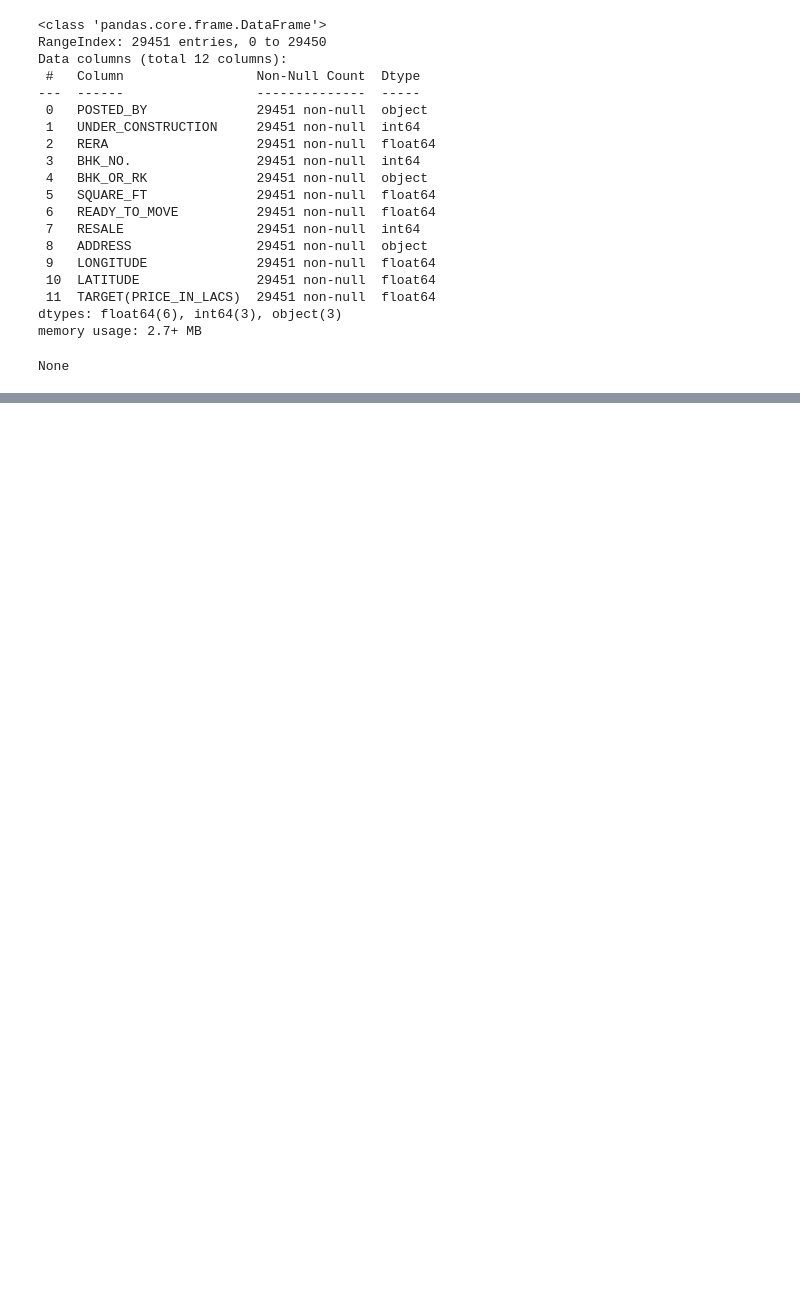
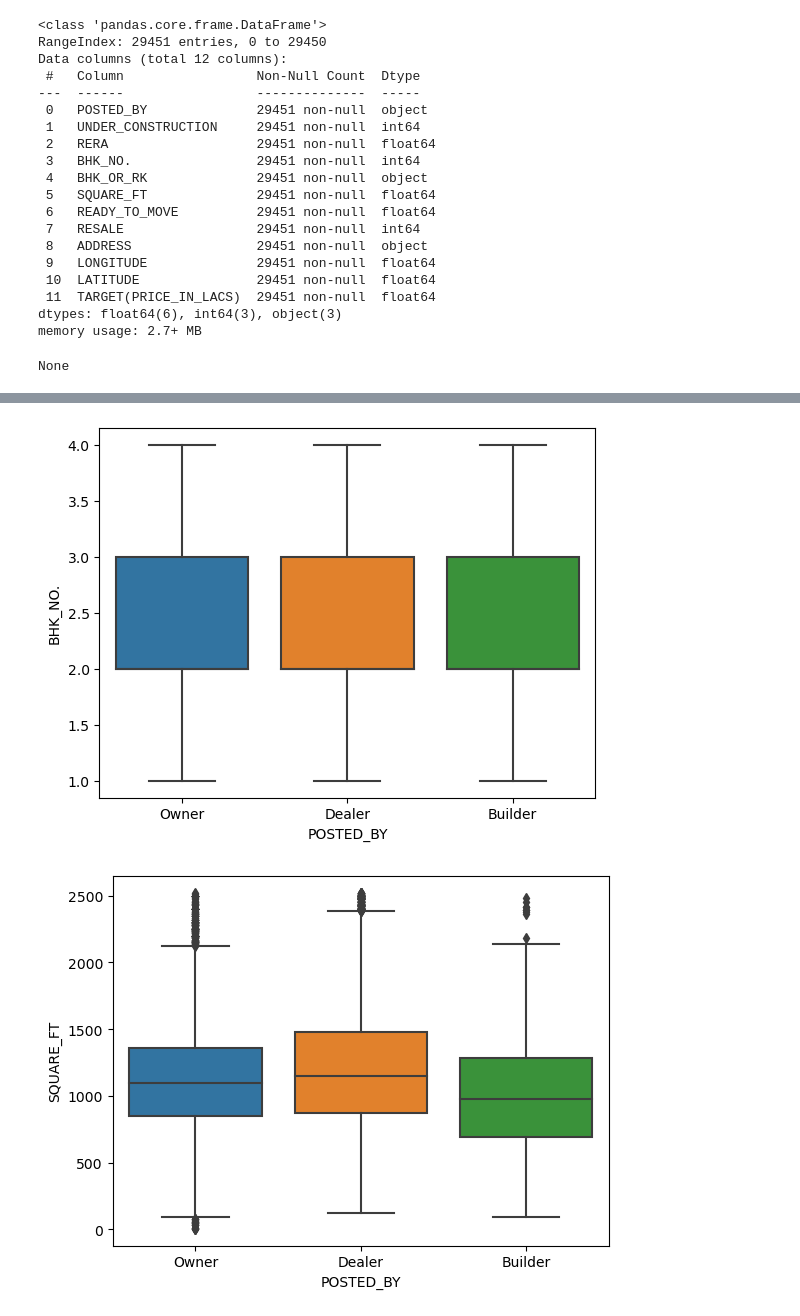
Before and after one commit to SauceX22/ISE291_project, a Jupyter notebook: project.ipynb, the cells around one changed output, grey strips where cells are left out. Cells and saved outputs as stored; diff of their text form; code cells hidden in the pictures; blank space fills up the shorter version.

```diff
--- a/project.ipynb
+++ b/project.ipynb
@@ -136,0 +278,8 @@ Name: RERA, dtype: float64
+# %%
+for c in num_columns:
+    plt.figure()
+    sns.boxplot(y=c, x = "POSTED_BY",data=df)
+    plt.show()
+# %% [output]
+[figure, added]
+[figure, added]
```
Also changed, not shown: parts of 15 cells of this notebook, 1 other file.
